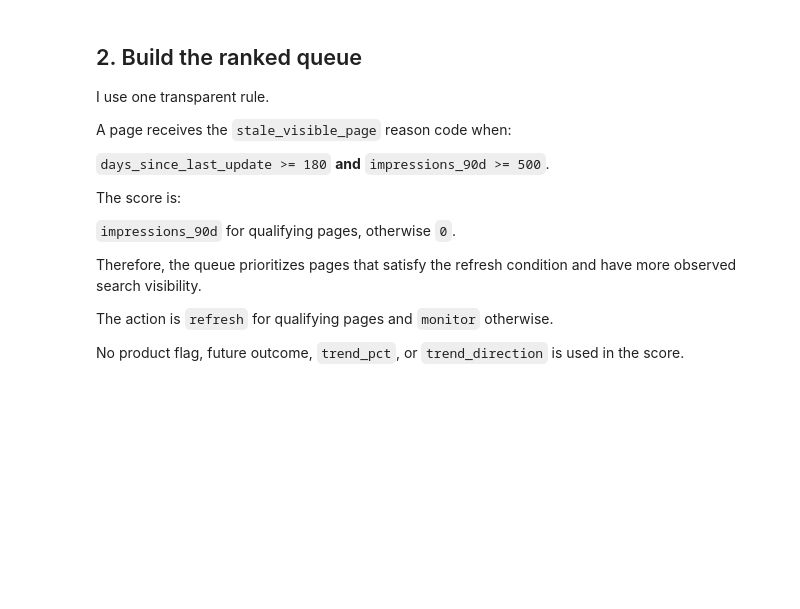
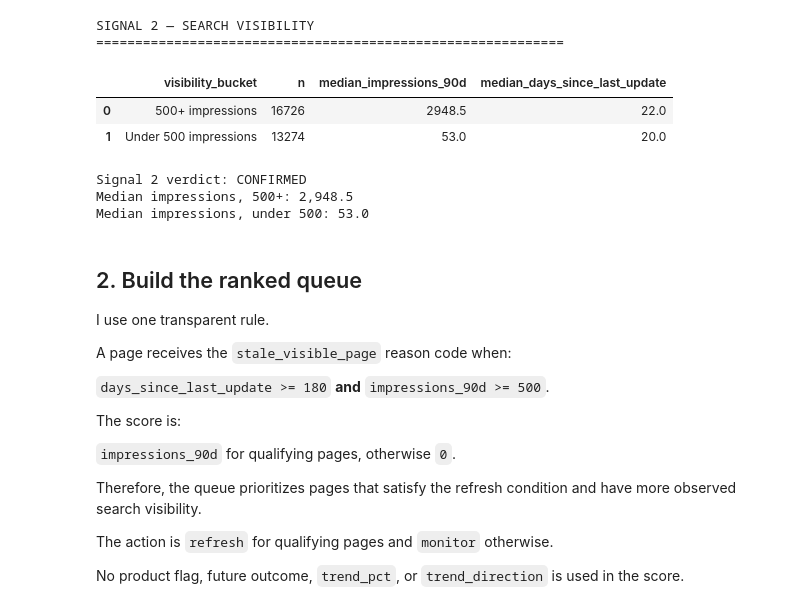
Before and after one commit to Wanoleo/flyrank-ml-internship, a Jupyter notebook: work/notebooks/w04_baseline_score.ipynb, the cells around one changed output. Cells and saved outputs as stored; diff of their text form; code cells hidden in the pictures; blank space fills up the shorter version.

```diff
--- a/work/notebooks/w04_baseline_score.ipynb
+++ b/work/notebooks/w04_baseline_score.ipynb
@@ -190,3 +210,65 @@ FileNotFoundError: [Errno 2] No such file or directory: '../../data/raw/content_
+# %%
+# Signal 2 — Search visibility bucket table.
+
+work["visibility_bucket"] = np.where(
+    work["impressions_90d"] >= 500,
+    "500+ impressions",
+    "Under 500 impressions"
+)
+
+visibility_summary = (
+    work
+    .groupby("visibility_bucket")
+    .agg(
+        n=("content_id", "count"),
+        median_impressions_90d=("impressions_90d", "median"),
+        median_days_since_last_update=("days_since_last_update", "median")
+    )
+    .reset_index()
+)
+
+print("SIGNAL 2 — SEARCH VISIBILITY")
+print("=" * 60)
+
+display(visibility_summary)
+# %% [output]
+SIGNAL 2 — SEARCH VISIBILITY
+============================================================
+|  | visibility_bucket | n | median_impressions_90d | median_days_since_last_update |
+| 0 | 500+ impressions | 16726 | 2948.5 | 22.0 |
+| 1 | Under 500 impressions | 13274 | 53.0 | 20.0 |
+# %%
+# One-word verdict for Signal 2.
+
+high_visibility = work.loc[
+    work["impressions_90d"] >= 500,
+    "impressions_90d"
+]
+
+low_visibility = work.loc[
+    work["impressions_90d"] < 500,
+    "impressions_90d"
+]
+
+high_median = high_visibility.median()
+low_median = low_visibility.median()
+
+if pd.isna(high_median) or pd.isna(low_median):
+    signal2_verdict = "FALSE"
+elif high_median > low_median:
+    signal2_verdict = "CONFIRMED"
+elif high_median < low_median:
+    signal2_verdict = "OPPOSITE"
+else:
+    signal2_verdict = "MIXED"
+
+print(f"Signal 2 verdict: {signal2_verdict}")
+print(f"Median impressions, 500+: {high_median:,.1f}")
+print(f"Median impressions, under 500: {low_median:,.1f}")
+# %% [output]
+Signal 2 verdict: CONFIRMED
+Median impressions, 500+: 2,948.5
+Median impressions, under 500: 53.0
 # %% [markdown]
 ## 2. Build the ranked queue
 
```
Also changed, not shown: parts of 29 cells of this notebook.
